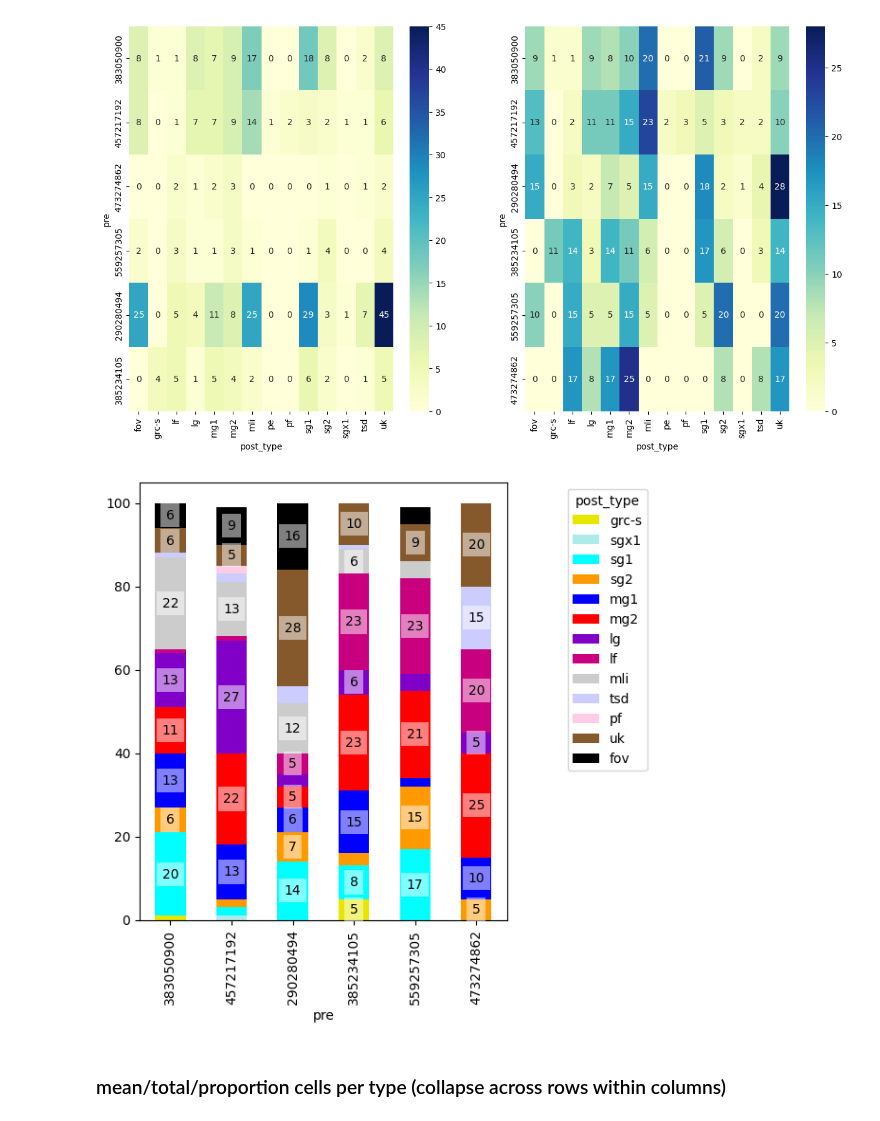
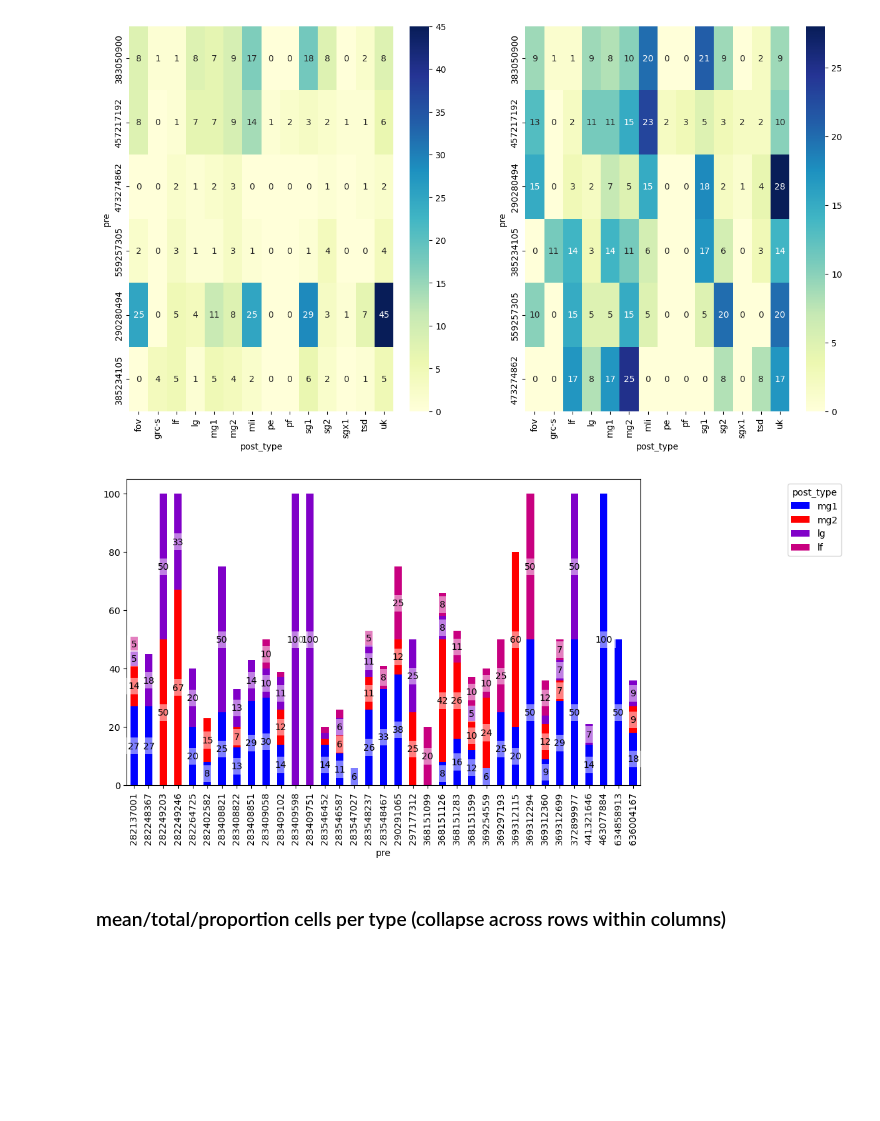
Before and after one commit to neurologic/eCREST, a Jupyter notebook: Connectivity.ipynb, the cells around one changed output. Saved outputs shown, nothing was run; the diff lists cells and outputs as text; code cells hidden in the pictures; blank space fills up the shorter version.

```diff
--- a/Connectivity.ipynb
+++ b/Connectivity.ipynb
@@ -906,9 +1016,10 @@ syn_colors = {
     'lf':'#c80080',
     'aff':'#ffc0cb',
     'tsd':'#ccccff',
-    'uk':'#86592d',
+    'uk':'#666666',
     'fov':'#000000',
     'focal types':'#33cc33',
     'pf':'#ffcce6',
-    'pe':'#ffcce6'
+    'pe':'#ffcce6',
+    'glia':'#888888'
 }
@@ -943,10 +1036,10 @@ matrix_normalized = res.reset_index().pivot(index='pre_type', columns='post_type
 
 if syn == 'post-synaptic':
     order_pre = ['grc-d','sg2','mg2','aff','grc-s','sg1','mg1','mli','pf','pe','tsd']#,'dml']#,'dml'] #['grc-d','sg2','mg2','lf','grc-s','sg1','mg1','lg','dml']
-    order_post = ['grc-d','sgx2','sg2','mg2','lf','grc-s','sgx1','sg1','mg1','lg','mli','pf','pe','tsd','uk','fov']
+    order_post = ['grc-d','sgx2','sg2','mg2','lf','grc-s','sgx1','sg1','mg1','lg','mli','pf','pe','tsd','uk','fov','glia']
 if syn == 'pre-synaptic':
-    order_pre = ['grc-d','sg2','mg2','lf','grc-s','sg1','mg1','lg']#,'dml'] #['grc-d','sg2','mg2','lf','grc-s','sg1','mg1','lg','dml']
-    order_post = ['aff','grc-d','sgx2','sg2','mg2','grc-s','sgx1','sg1','mg1']
+    order_pre = ['grc-d','mg2','lf','grc-s','mg1']#,'dml'] #['grc-d','sg2','mg2','lf','grc-s','sg1','mg1','lg','dml']
+    order_post = ['aff','grc-d','sgx2','sg2','mg2','grc-s','sgx1','sg1','mg1','mli','pf','pe','uk','fov','tsd']
 
 ax = matrix_normalized.loc[order_pre,order_post].plot.bar(stacked=True,color = syn_colors)
 
@@ -983,13 +1094,13 @@ df_combined_col.drop(columns=columns_to_combine)
 # %%
-columns_to_combine=['grc-d', 'grc-s', 'lf', 'lg', 'mg1', 'mg2', 'sg1', 'sg2', 'sgx1', 'sgx2']
+
 df_combined_col = deepcopy(matrix_normalized)
 df_combined_col['focal types'] = df_combined_col[columns_to_combine].sum(axis=1)
 
 # Drop the specified columns
 df_combined_col.drop(columns=columns_to_combine,inplace=True)
 
-order_pre = ['aff','grc-d','sg2','mg2','grc-s','sg1','mg1','dml']#,'dml'] #['grc-d','sg2','mg2','lf','grc-s','sg1','mg1','lg','dml']
-order_post = ['focal types','dml','tsd','uk','fov']
+order_pre = ['aff','grc-d','sg2','mg2','grc-s','sg1','mg1','mli','pf','pe','tsd']#,'dml'] #['grc-d','sg2','mg2','lf','grc-s','sg1','mg1','lg','dml']
+order_post = ['focal types','mli','tsd','uk','fov','glia']
 
 ax = df_combined_col.loc[order_pre,order_post].plot.bar(stacked=True,color = syn_colors)
 
@@ -1119,7 +1232,7 @@ display(df_edges[(df_edges['pre_type']==t) & (df_edges['pre'].isin([283546452]))
 # %%
 count_type = 'ncells' #'nsyn' #
 
-types_ =  ['tsd'] #df_edges['pre_type'].unique() # ['mg1','mg2','lg','lf','sg1','sg2','sgx1','sgx2','grc-d','grc-s','aff','dml']#
+types_ =  ['pf'] #df_edges['pre_type'].unique() # ['mg1','mg2','lg','lf','sg1','sg2','sgx1','sgx2','grc-d','grc-s','aff','dml']#
 df_map = pd.DataFrame()
 for t in types_:
     if count_type == 'nsyn':
@@ -1186,23 +1299,24 @@ syn_colors = {
 # %%
 df_norm = df_map.div(df_map.sum(axis=1),axis=0).mul(100).round(0)
 
-order_pre = [383050900,457217192,290280494,385234105,559257305,473274862]
-order_post = ['grc-s','sgx1','sg1','sg2','mg1','mg2','lg','lf','mli','tsd','pf','uk','fov']
+# order_pre = [383050900,457217192,290280494,385234105,559257305,473274862]
+order_post = ['mg1','mg2','lg','lf']
 
-ax = pd.DataFrame(df_norm.loc[order_pre,order_post]).plot(kind='bar', stacked=True, figsize=(5, 6),color = syn_colors)
+# ax = pd.DataFrame(df_norm.loc[order_pre,order_post]).plot(kind='bar', stacked=True, figsize=(5, 6),color = syn_colors)
+ax = pd.DataFrame(df_norm.loc[:,order_post]).plot(kind='bar', stacked=True, figsize=(10, 6),color = syn_colors)
 
 for p in ax.patches:
     width, height = p.get_width(), p.get_height()
     x, y = p.get_xy()
     if height >= 5:
         t = ax.text(x+width/2,
                 y+height/2,
                 f'{height:.0f}',
                 horizontalalignment='center',
                 verticalalignment='center')
         t.set_bbox(dict(facecolor='white', alpha=0.5, edgecolor = 'None'))
 sns.move_legend(ax, "upper right", bbox_to_anchor=(1.4, 1))
 # %% [output]
-[figure, old version]
+[figure, new version]
 # %% [markdown]
 ### mean/total/proportion cells per type (collapse across rows within columns)
```
Also changed, not shown: parts of 49 cells of this notebook, 7 other files.
